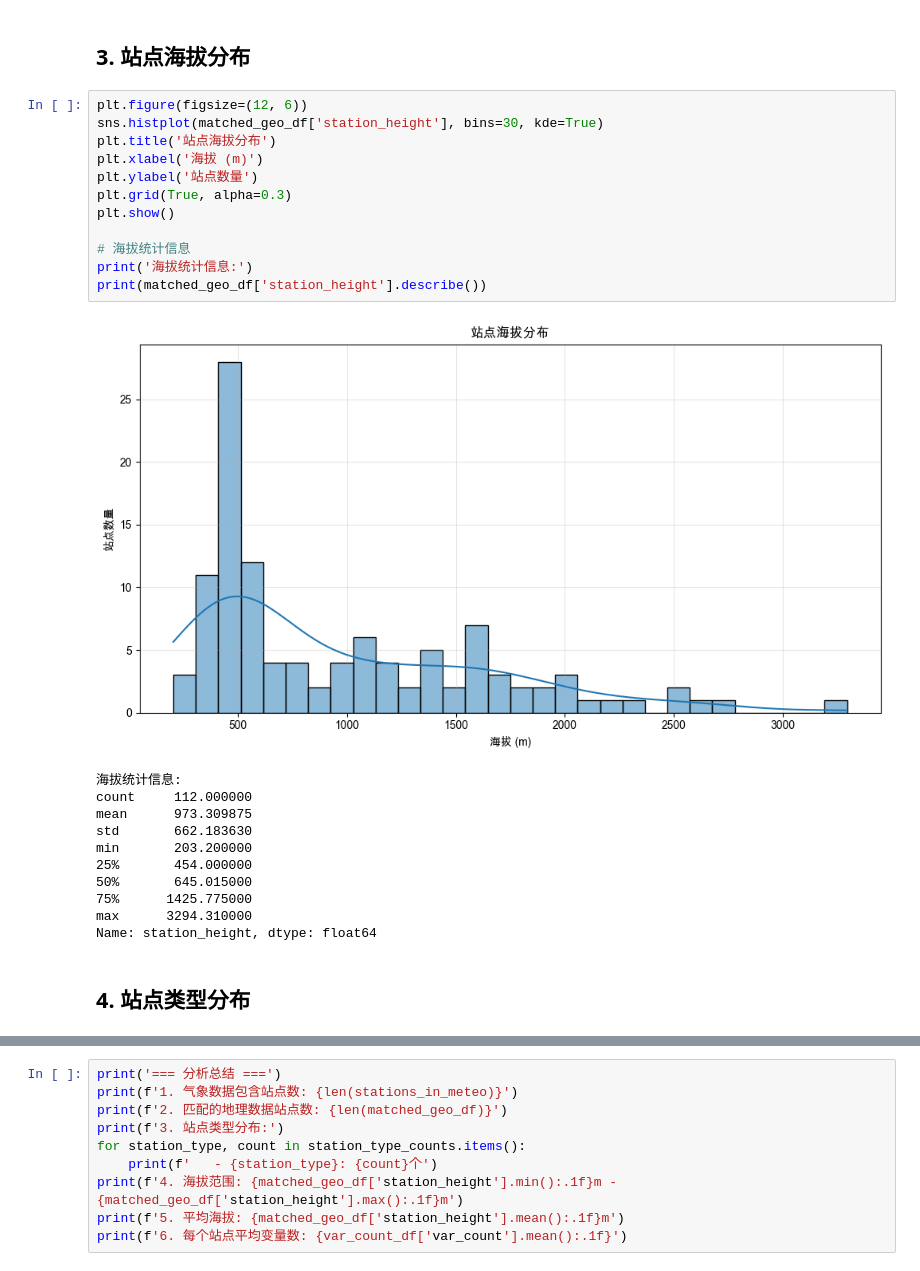
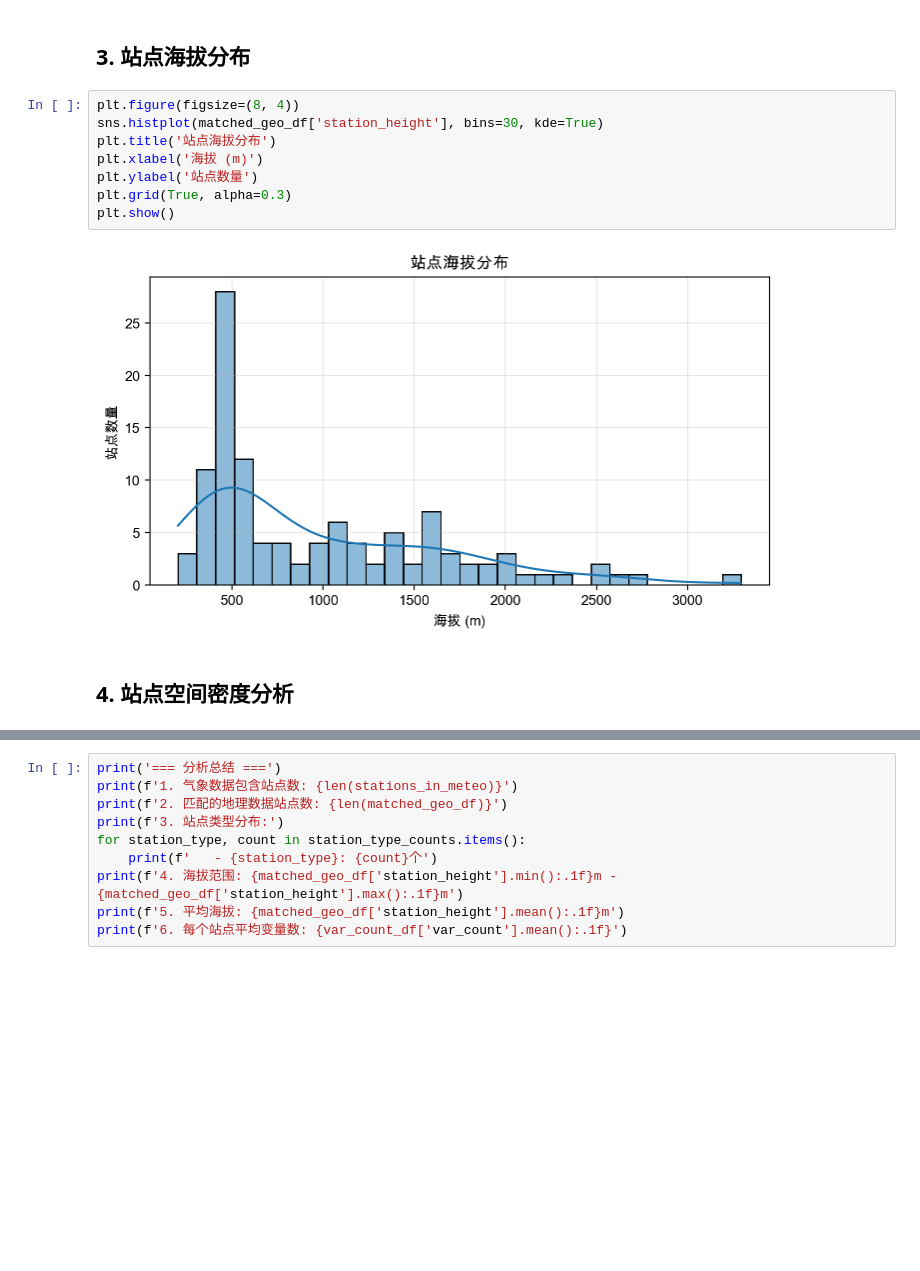
Before and after one commit to xlxsgit/st-missing-fill, a Jupyter notebook: notebooks/geo_analysis.ipynb, the cells around one changed output, grey strips where cells are left out. Cells and saved outputs as stored; diff of their text form; blank space fills up the shorter version.

```diff
--- a/notebooks/geo_analysis.ipynb
+++ b/notebooks/geo_analysis.ipynb
@@ -100,28 +101,14 @@ m
 # %% [markdown]
 ## 3. 站点海拔分布
 # %%
-plt.figure(figsize=(12, 6))
+plt.figure(figsize=(8, 4))
 sns.histplot(matched_geo_df['station_height'], bins=30, kde=True)
 plt.title('站点海拔分布')
 plt.xlabel('海拔 (m)')
 plt.ylabel('站点数量')
 plt.grid(True, alpha=0.3)
 plt.show()
-
-# 海拔统计信息
-print('海拔统计信息:')
-print(matched_geo_df['station_height'].describe())
 # %% [output]
-[figure, old version]
+[figure, new version]
-海拔统计信息:
-count     112.000000
-mean      973.309875
-std       662.183630
-min       203.200000
-25%       454.000000
-50%       645.015000
-75%      1425.775000
-max      3294.310000
-Name: station_height, dtype: float64
 # %% [markdown]
-## 4. 站点类型分布
+## 4. 站点空间密度分析
```
Also changed, not shown: parts of 10 cells of this notebook, 1 other file.
